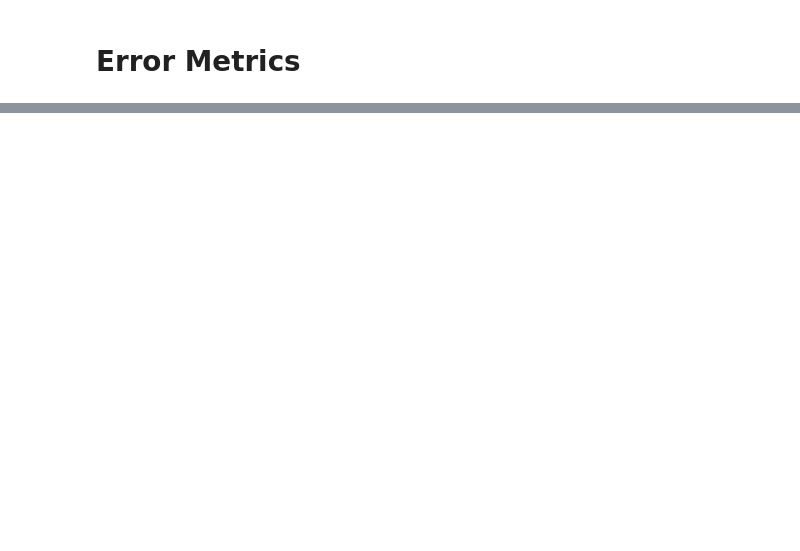
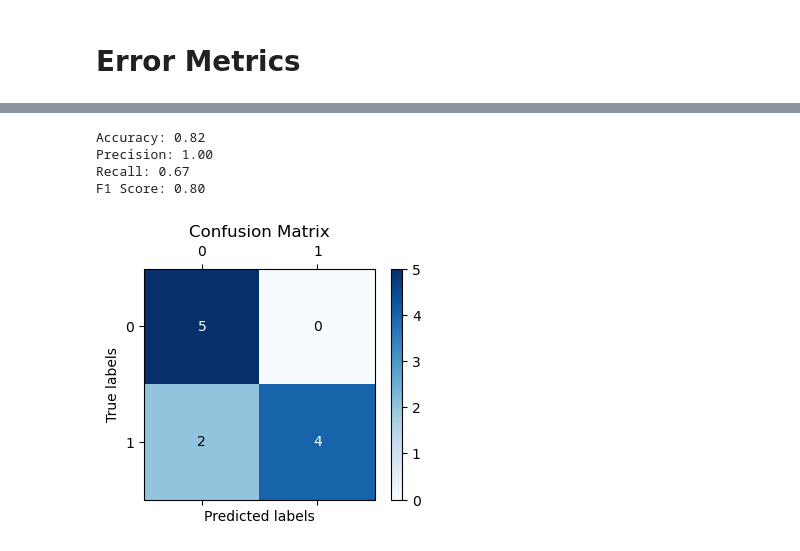
Before and after one commit to Jordanbarker/jordanbarker.github.io, a Jupyter notebook: Jupyter_Notebooks/ErrorMetrics.ipynb, the cells around one changed output, grey strips where cells are left out. Cells and saved outputs as stored; diff of their text form; code cells hidden in the pictures; blank space fills up the shorter version.

```diff
--- a/Jupyter_Notebooks/ErrorMetrics.ipynb
+++ b/Jupyter_Notebooks/ErrorMetrics.ipynb
@@ -50,0 +167,11 @@ df
+# %%
+y_true = [1, 1, 1, 1, 0, 0, 0, 0, 0, 1, 1]
+y_pred = [1, 1, 1, 1, 0, 0, 0, 0, 0, 0, 0]
+
+eval_classification_perf(y_true, y_pred)
+# %% [output]
+Accuracy: 0.82
+Precision: 1.00
+Recall: 0.67
+F1 Score: 0.80
+[figure, added]
```
Also changed, not shown: parts of 11 cells of this notebook.
